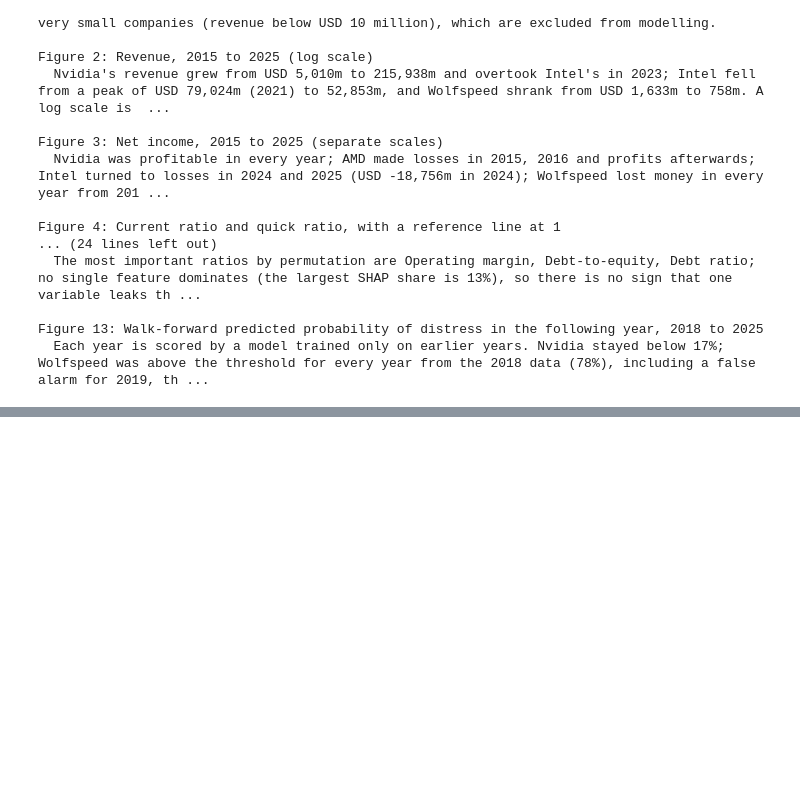
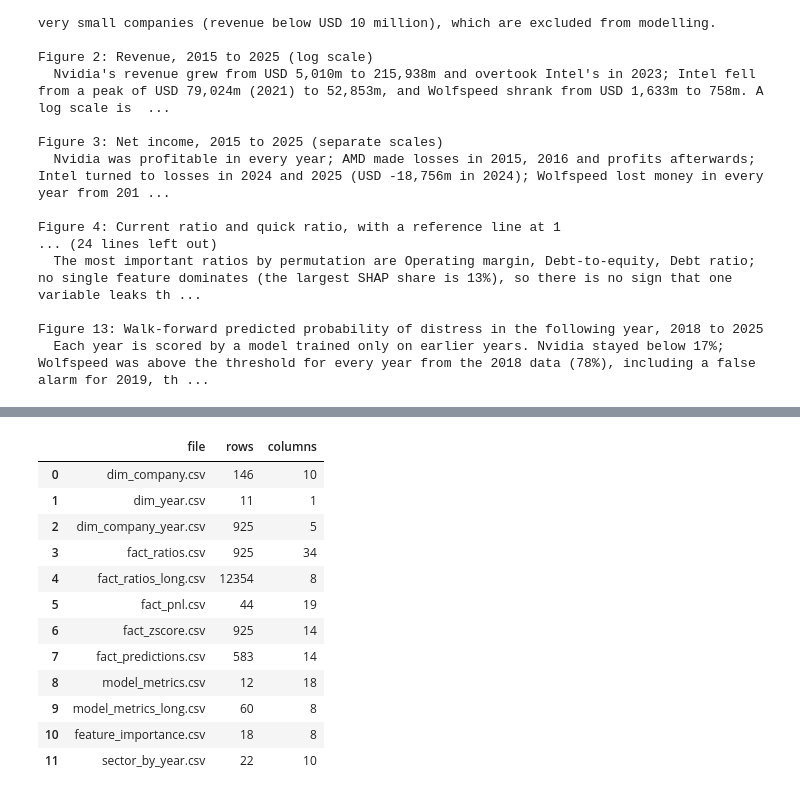
Before and after one commit to YashPatel2777/FADS_MINI_PROJECT, a Jupyter notebook: notebooks/06_figures_and_exports.ipynb, the cells around one changed output, grey strips where cells are left out. Drawn from its saved outputs; the diff is of its cells as text; code cells hidden in the pictures; blank space fills up the shorter version.

```diff
--- a/notebooks/06_figures_and_exports.ipynb
+++ b/notebooks/06_figures_and_exports.ipynb
@@ -508,0 +521,27 @@ Figure 13: Walk-forward predicted probability of distress in the following year,
+# %%
+import sys
+import pandas as pd
+sys.path.insert(0, "..")
+from src import config
+from src import exports as E
+
+pd.set_option("display.width", 200)
+pd.set_option("display.max_colwidth", 120)
+
+tables = E.build_all()
+E.save_all(tables)
+pd.DataFrame([{"file": f"{k}.csv", "rows": len(v), "columns": v.shape[1]} for k, v in tables.items()])
+# %% [output]
+|  | file | rows | columns |
+| 0 | dim_company.csv | 146 | 10 |
+| 1 | dim_year.csv | 11 | 1 |
+| 2 | dim_company_year.csv | 925 | 5 |
+| 3 | fact_ratios.csv | 925 | 34 |
+| 4 | fact_ratios_long.csv | 12354 | 8 |
+| 5 | fact_pnl.csv | 44 | 19 |
+| 6 | fact_zscore.csv | 925 | 14 |
+| 7 | fact_predictions.csv | 583 | 14 |
+| 8 | model_metrics.csv | 12 | 18 |
+| 9 | model_metrics_long.csv | 60 | 8 |
+| 10 | feature_importance.csv | 18 | 8 |
+| 11 | sector_by_year.csv | 22 | 10 |
```
Also changed, not shown: parts of 10 cells of this notebook, 16 other files.
